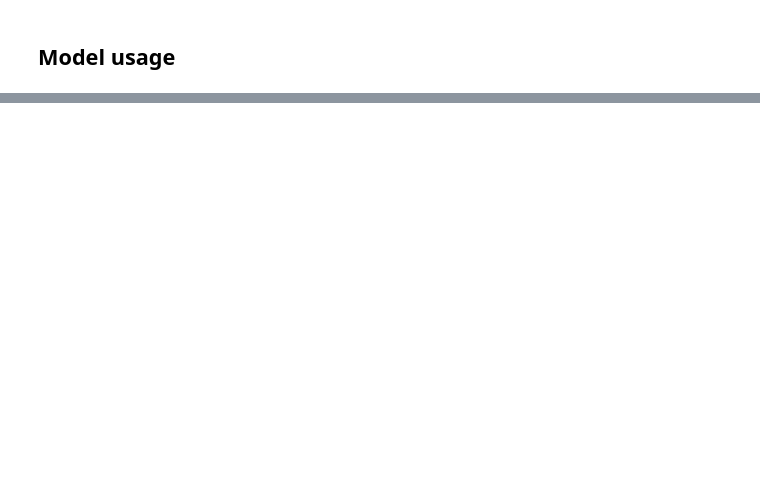
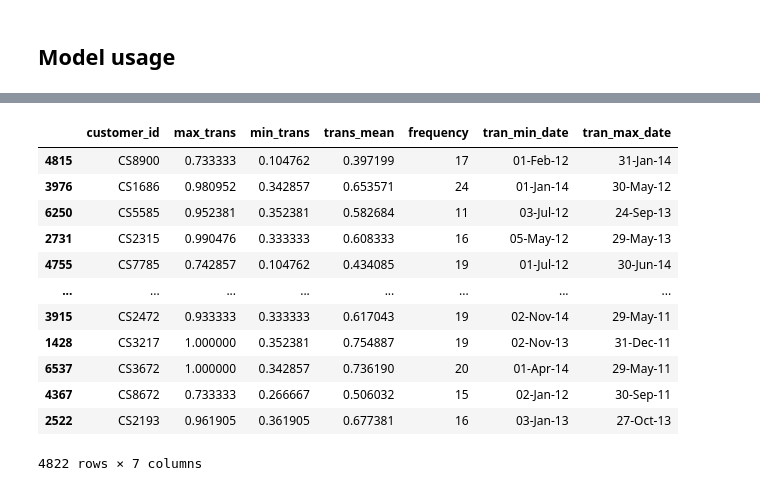
Before and after one commit to dan-behar/gbm_tests, a Jupyter notebook: ejercicio4/script.ipynb, the cells around one changed output, grey strips where cells are left out. Cells and saved outputs as stored; diff of their text form; code cells hidden in the pictures; blank space fills up the shorter version.

```diff
--- a/ejercicio4/script.ipynb
+++ b/ejercicio4/script.ipynb
@@ -199,0 +134,18 @@ ValueError: Failed to convert a NumPy array to a Tensor (Unsupported object type
+# %%
+X_train_full, X_test = train_test_split(transactions, test_size=0.3, random_state=20)
+X_train, X_valid = X_train_full[:-1000], X_train_full[-1000:]
+X_train_full
+# %% [output]
+|  | customer_id | max_trans | min_trans | trans_mean | frequency | tran_min_date | tran_max_date |
+| 4815 | CS8900 | 0.733333 | 0.104762 | 0.397199 | 17 | 01-Feb-12 | 31-Jan-14 |
+| 3976 | CS1686 | 0.980952 | 0.342857 | 0.653571 | 24 | 01-Jan-14 | 30-May-12 |
+| 6250 | CS5585 | 0.952381 | 0.352381 | 0.582684 | 11 | 03-Jul-12 | 24-Sep-13 |
+| 2731 | CS2315 | 0.990476 | 0.333333 | 0.608333 | 16 | 05-May-12 | 29-May-13 |
+| 4755 | CS7785 | 0.742857 | 0.104762 | 0.434085 | 19 | 01-Jul-12 | 30-Jun-14 |
+| ... | ... | ... | ... | ... | ... | ... | ... |
+| 3915 | CS2472 | 0.933333 | 0.333333 | 0.617043 | 19 | 02-Nov-14 | 29-May-11 |
+| 1428 | CS3217 | 1.000000 | 0.352381 | 0.754887 | 19 | 02-Nov-13 | 31-Dec-11 |
+| 6537 | CS3672 | 1.000000 | 0.342857 | 0.736190 | 20 | 01-Apr-14 | 29-May-11 |
+| 4367 | CS8672 | 0.733333 | 0.266667 | 0.506032 | 15 | 02-Jan-12 | 30-Sep-11 |
+| 2522 | CS2193 | 0.961905 | 0.361905 | 0.677381 | 16 | 03-Jan-13 | 27-Oct-13 |
+4822 rows × 7 columns
```
Also changed, not shown: parts of 14 cells of this notebook.
